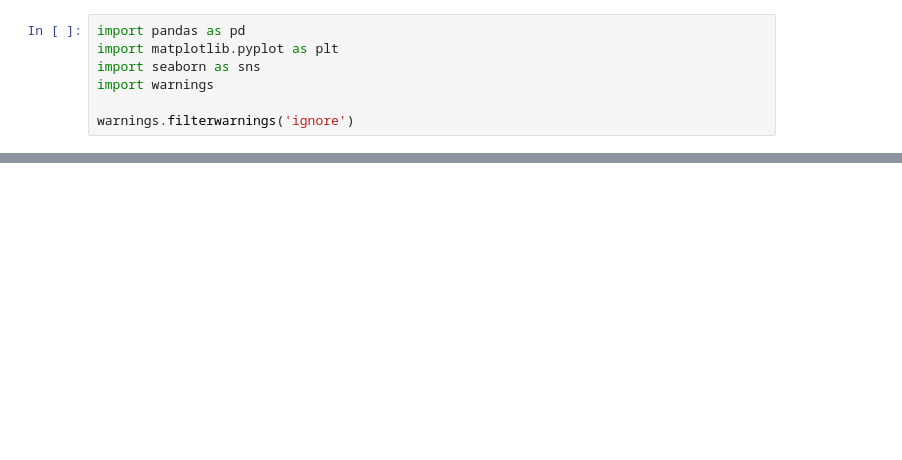
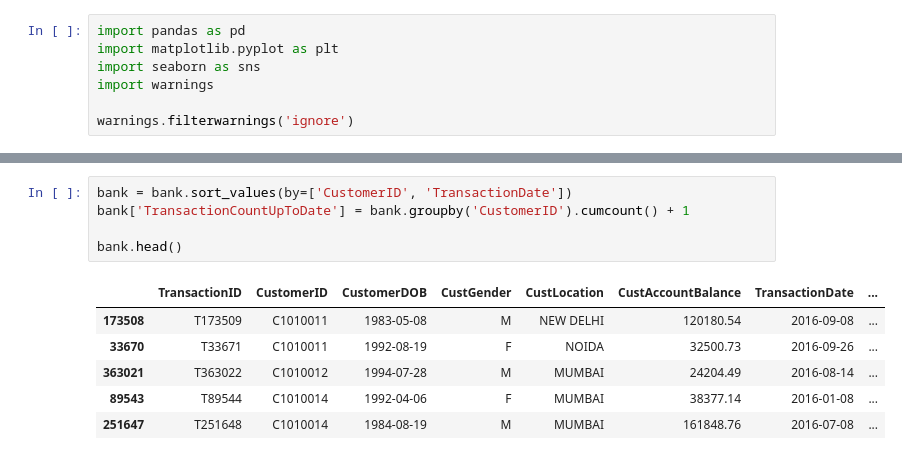
Before and after one commit to ChanMor/Customer-Segmentation-Model, a Jupyter notebook: customer_segmentation.ipynb, the cells around one changed output, grey strips where cells are left out. Cells and saved outputs as stored; diff of their text form; blank space fills up the shorter version.

```diff
--- a/customer_segmentation.ipynb
+++ b/customer_segmentation.ipynb
@@ -116,0 +140,12 @@ bank_pca.head()
+# %%
+bank = bank.sort_values(by=['CustomerID', 'TransactionDate'])
+bank['TransactionCountUpToDate'] = bank.groupby('CustomerID').cumcount() + 1
+
+bank.head()
+# %% [output]
+|  | TransactionID | CustomerID | CustomerDOB | CustGender | CustLocation | CustAccountBalance | TransactionDate | ... |
+| 173508 | T173509 | C1010011 | 1983-05-08 | M | NEW DELHI | 120180.54 | 2016-09-08 | ... |
+| 33670 | T33671 | C1010011 | 1992-08-19 | F | NOIDA | 32500.73 | 2016-09-26 | ... |
+| 363021 | T363022 | C1010012 | 1994-07-28 | M | MUMBAI | 24204.49 | 2016-08-14 | ... |
+| 89543 | T89544 | C1010014 | 1992-04-06 | F | MUMBAI | 38377.14 | 2016-01-08 | ... |
+| 251647 | T251648 | C1010014 | 1984-08-19 | M | MUMBAI | 161848.76 | 2016-07-08 | ... |
```
Also changed, not shown: parts of 41 cells of this notebook, 1 other file.
